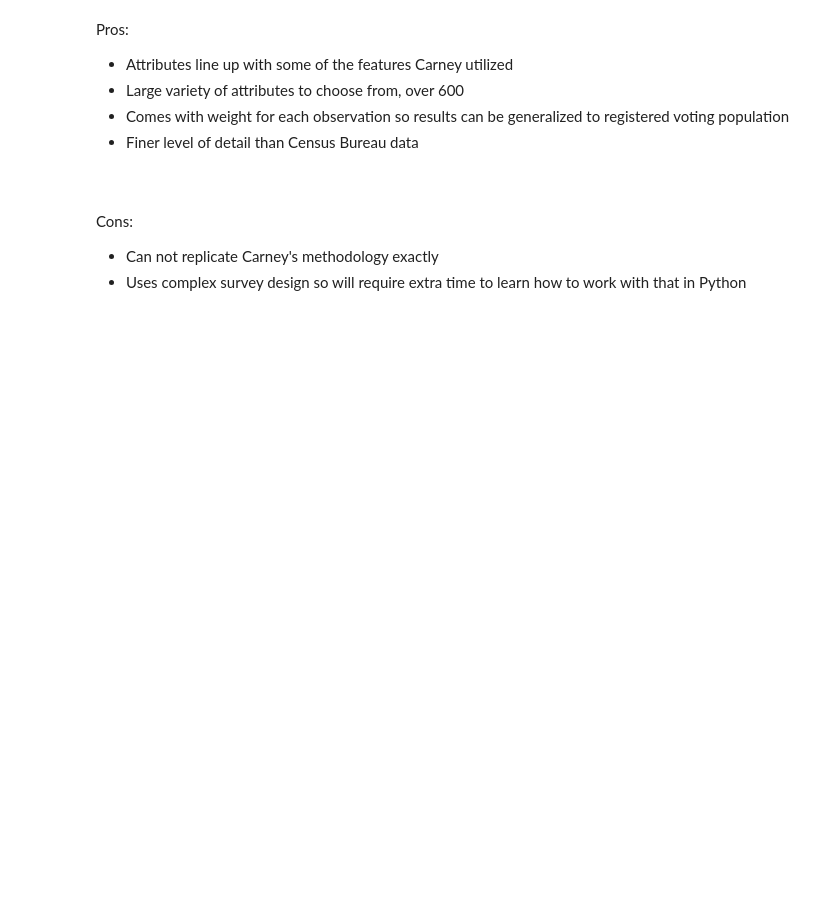
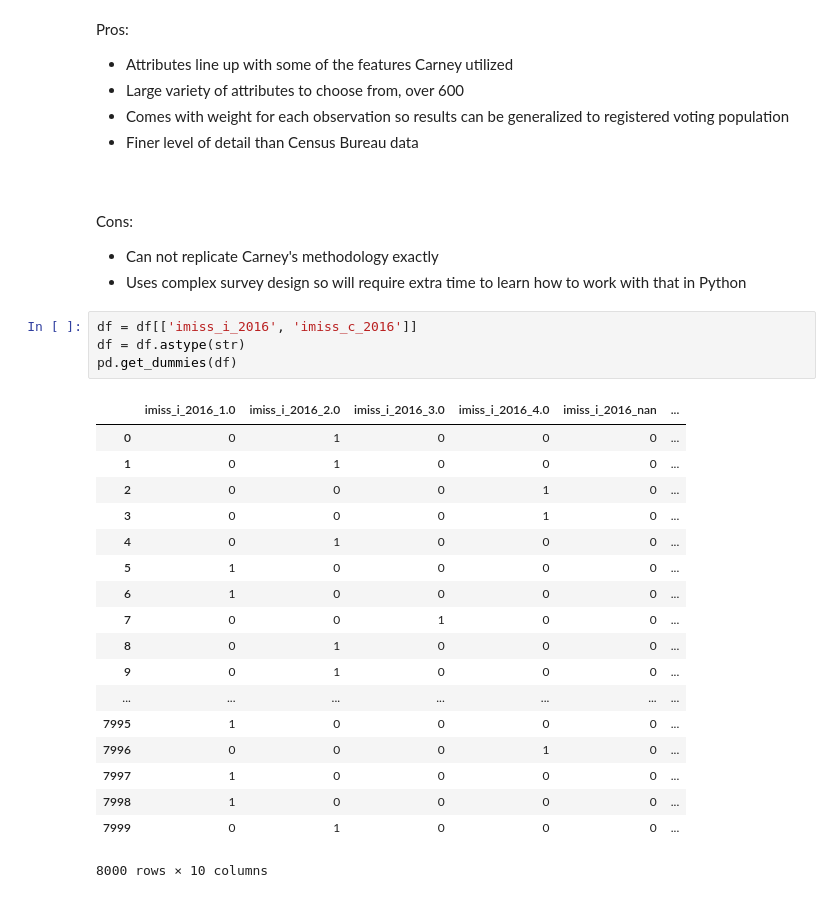
Before and after one commit to ali0003433/predict-by-issue-prioritization, a Jupyter notebook: notebooks/0-al-topic-selection.ipynb, the cells around one changed output. Cells and saved outputs as stored; diff of their text form; blank space fills up the shorter version.

```diff
--- a/notebooks/0-al-topic-selection.ipynb
+++ b/notebooks/0-al-topic-selection.ipynb
@@ -181,3 +181,26 @@ Pros:
 Cons:
 * Can not replicate Carney's methodology exactly
 * Uses complex survey design so will require extra time to learn how to work with that in Python
+# %%
+df = df[['imiss_i_2016', 'imiss_c_2016']]
+df = df.astype(str)
+pd.get_dummies(df)
+# %% [output]
+|  | imiss_i_2016_1.0 | imiss_i_2016_2.0 | imiss_i_2016_3.0 | imiss_i_2016_4.0 | imiss_i_2016_nan | ... |
+| 0 | 0 | 1 | 0 | 0 | 0 | ... |
+| 1 | 0 | 1 | 0 | 0 | 0 | ... |
+| 2 | 0 | 0 | 0 | 1 | 0 | ... |
+| 3 | 0 | 0 | 0 | 1 | 0 | ... |
+| 4 | 0 | 1 | 0 | 0 | 0 | ... |
+| 5 | 1 | 0 | 0 | 0 | 0 | ... |
+| 6 | 1 | 0 | 0 | 0 | 0 | ... |
+| 7 | 0 | 0 | 1 | 0 | 0 | ... |
+| 8 | 0 | 1 | 0 | 0 | 0 | ... |
+| 9 | 0 | 1 | 0 | 0 | 0 | ... |
+| ... | ... | ... | ... | ... | ... | ... |
+| 7995 | 1 | 0 | 0 | 0 | 0 | ... |
+| 7996 | 0 | 0 | 0 | 1 | 0 | ... |
+| 7997 | 1 | 0 | 0 | 0 | 0 | ... |
+| 7998 | 1 | 0 | 0 | 0 | 0 | ... |
+| 7999 | 0 | 1 | 0 | 0 | 0 | ... |
+8000 rows × 10 columns
```
Also changed, not shown: 2 other files.
